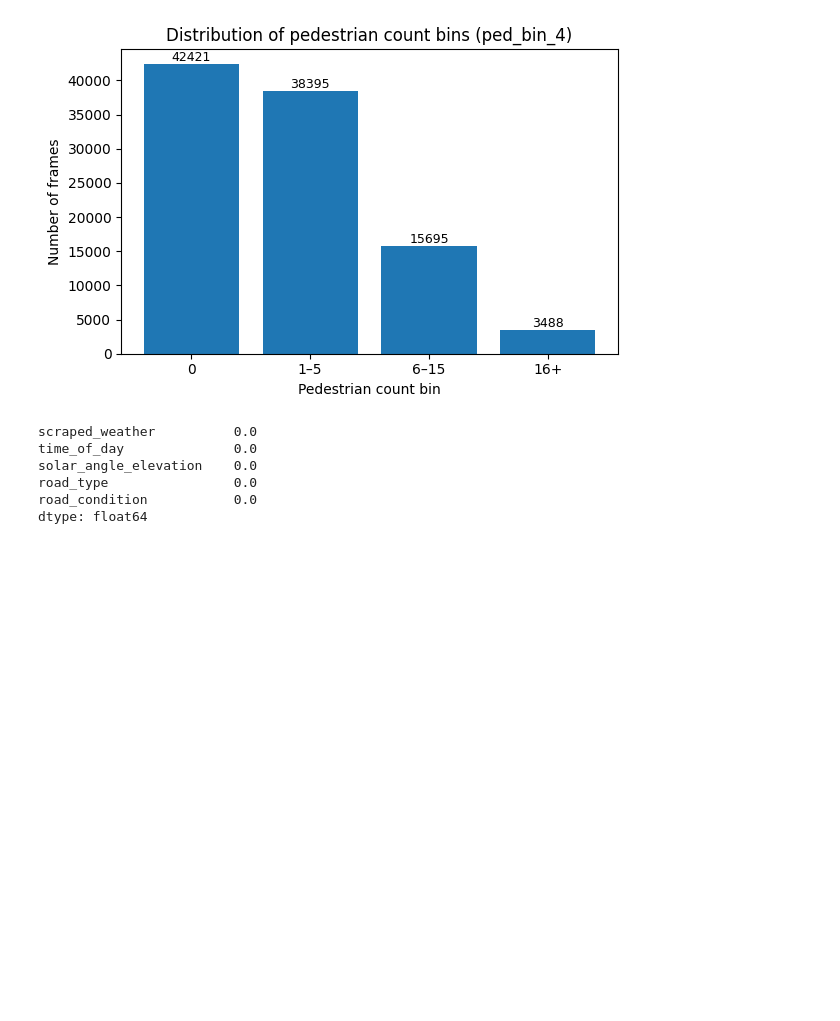
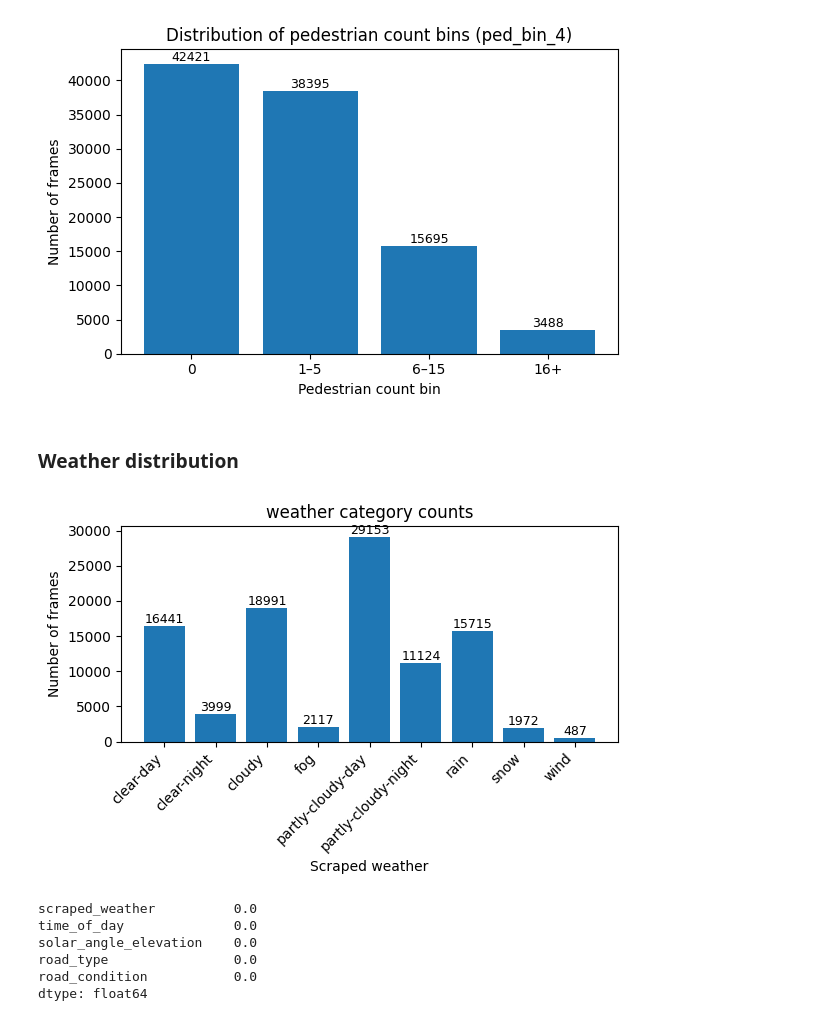
Before and after one commit to scaleoutsystems/multimodal-MoE, a Jupyter notebook: notebooks/zod_frames_index_sanity.ipynb, the cells around one changed output. Cells and saved outputs as stored; diff of their text form; code cells hidden in the pictures; blank space fills up the shorter version.

Commit message:
finished sanity check on indexing

```diff
--- a/notebooks/zod_frames_index_sanity.ipynb
+++ b/notebooks/zod_frames_index_sanity.ipynb
@@ -125,6 +127,26 @@ plt.tight_layout()
 plt.show()
 # %% [output]
 [figure]
+# %% [markdown]
+### Weather distribution
+# %%
+counts = df["scraped_weather"].value_counts().sort_index()
+
+plt.figure(figsize=(6, 4))
+bars = plt.bar(range(len(counts)), counts.values)
+
+plt.xlabel("Scraped weather")
+plt.ylabel("Number of frames")
+plt.title('weather category counts')
+plt.xticks(range(len(counts)), counts.index, rotation=45, ha="right")
+
+for i, v in enumerate(counts.values):
+    plt.text(i, v, f"{v}", ha="center", va="bottom", fontsize=9)
+
+plt.tight_layout()
+plt.show()
+# %% [output]
+[figure, added]
 # %%
 #Checking for missing values in the metadata
 df[["scraped_weather","time_of_day","solar_angle_elevation","road_type","road_condition"]].isna().mean().sort_values(ascending=False)
```
Also changed, not shown: parts of 8 cells of this notebook.
